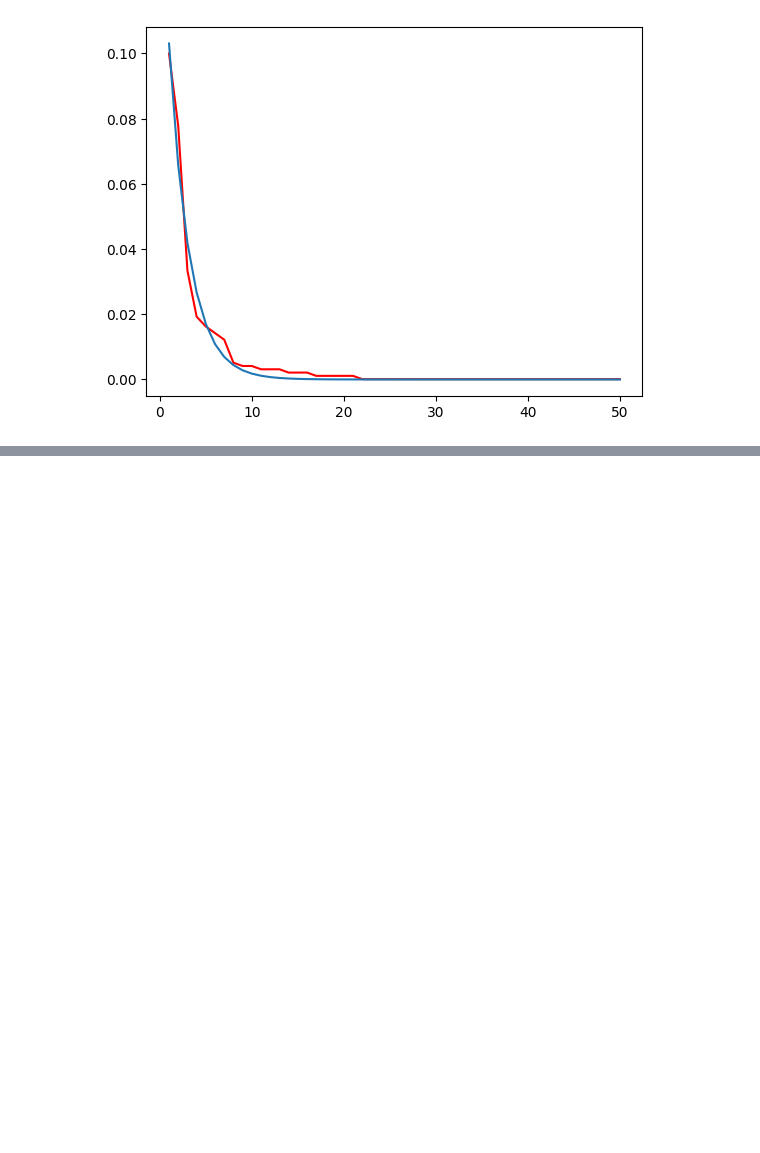
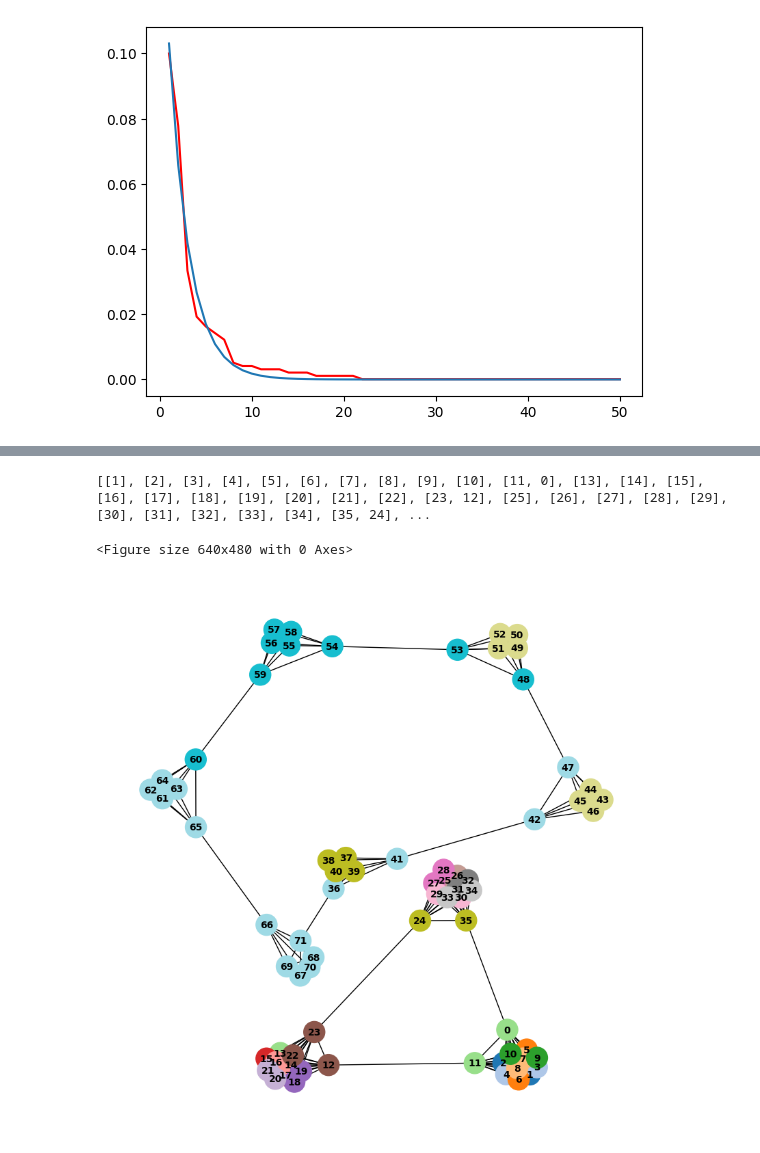
Before and after one commit to frilip/Distance-Quality-Community-Detection, a Jupyter notebook: gamma_tests.ipynb, the cells around one changed output, grey strips where cells are left out. Drawn from its saved outputs; the diff is of its cells as text; code cells hidden in the pictures; blank space fills up the shorter version.

```diff
--- a/gamma_tests.ipynb
+++ b/gamma_tests.ipynb
@@ -58,0 +75,17 @@ plt.savefig('./plots/gammas_aproximations.pdf')
+# %%
+# same size, different cluster size
+G1 = generate_full_cluster_graph_same_size(3,12)
+G2 = generate_full_cluster_graph_same_size(6,6)
+G = nx.disjoint_union(G1, G2)
+
+gamma = 0.01
+
+plt.figure()
+comm = newman_greedy_distance(G, gamma)
+print(comm)
+color_communities(G, comm)
+plt.savefig('./plots/nonconnected_ssize_dcs'+str(gamma)+'.pdf')
+# %% [output]
+[[1], [2], [3], [4], [5], [6], [7], [8], [9], [10], [11, 0], [13], [14], [15], [16], [17], [18], [19], [20], [21], [22], [23, 12], [25], [26], [27], [28], [29], [30], [31], [32], [33], [34], [35, 24], ...
+<Figure size 640x480 with 0 Axes>
+[figure, added]
```
Also changed, not shown: parts of 4 cells of this notebook, 33 other files.
